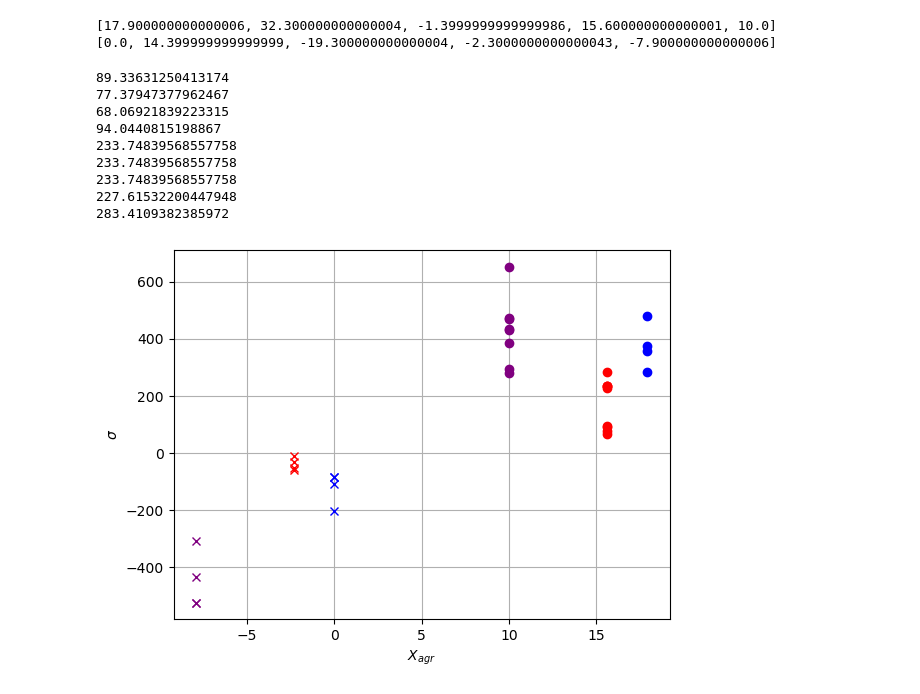
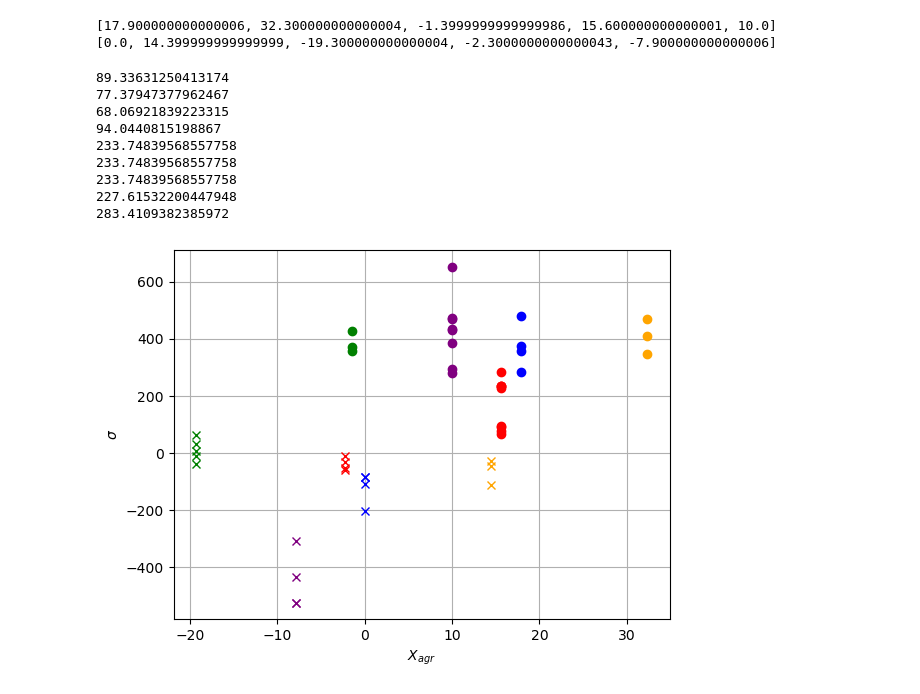
Before and after one commit to Kschloms/Advanced_Experimental_Physics, a Jupyter notebook: Aesorsal_exp/data.ipynb, the cells around one changed output. Cells and saved outputs as stored; diff of their text form; code cells hidden in the pictures.

Commit message:
got the final figure, but looks wack

```diff
--- a/Aesorsal_exp/data.ipynb
+++ b/Aesorsal_exp/data.ipynb
@@ -224,12 +224,10 @@ for run in al2o3_glass.charge_per_surface_area():
     ax.plot(X_glass[0], run, 'o', color='blue')
 
 for run in mgo_glass.charge_per_surface_area():
-    # ax.plot(X_glass[1], run, 'o', color='orange')
-    pass
+    ax.plot(X_glass[1], run, 'o', color='orange')
 
 for run in nb2o5_glass.charge_per_surface_area():
-    # ax.plot(X_glass[2], run, 'o', color='green')
-    pass
+    ax.plot(X_glass[2], run, 'o', color='green')
 
 for run in slg_glass.charge_per_surface_area():
     print(run)
@@ -239,35 +237,33 @@ for run in tio2_glass.charge_per_surface_area():
     ax.plot(X_glass[4], run, 'o', color='purple')
 
 
 
 for run in al2o3_al_oxide.charge_per_surface_area():
     ax.plot(X_Al[0], run, 'x', color='blue')
 
 for run in mgo_al_oxide.charge_per_surface_area():
-    # ax.plot(X_Al[1], run, 'x', color='orange')
-    pass
+    ax.plot(X_Al[1], run, 'x', color='orange')
 
 for run in nb2o5_al_oxide.charge_per_surface_area():
-    # ax.plot(X_Al[2], run, 'x', color='green')
-    pass
+    ax.plot(X_Al[2], run, 'x', color='green')
 
 for run in slg_al_oxide.charge_per_surface_area():
     ax.plot(X_Al[3], run, 'x', color='red')
 
 for run in tio2_al_oxide.charge_per_surface_area():
     ax.plot(X_Al[4], run, 'x', color='purple')
 
 ax.set_xlabel(r'$X_{agr}$')
 ax.set_ylabel(r'$\sigma$')
 ax.grid()
 # %% [output]
 89.33631250413174
 77.37947377962467
 68.06921839223315
 94.0440815198867
 233.74839568557758
 233.74839568557758
 233.74839568557758
 227.61532200447948
 283.4109382385972
-[figure, old version]
+[figure, new version]
```
Also changed, not shown: 8 other files.
